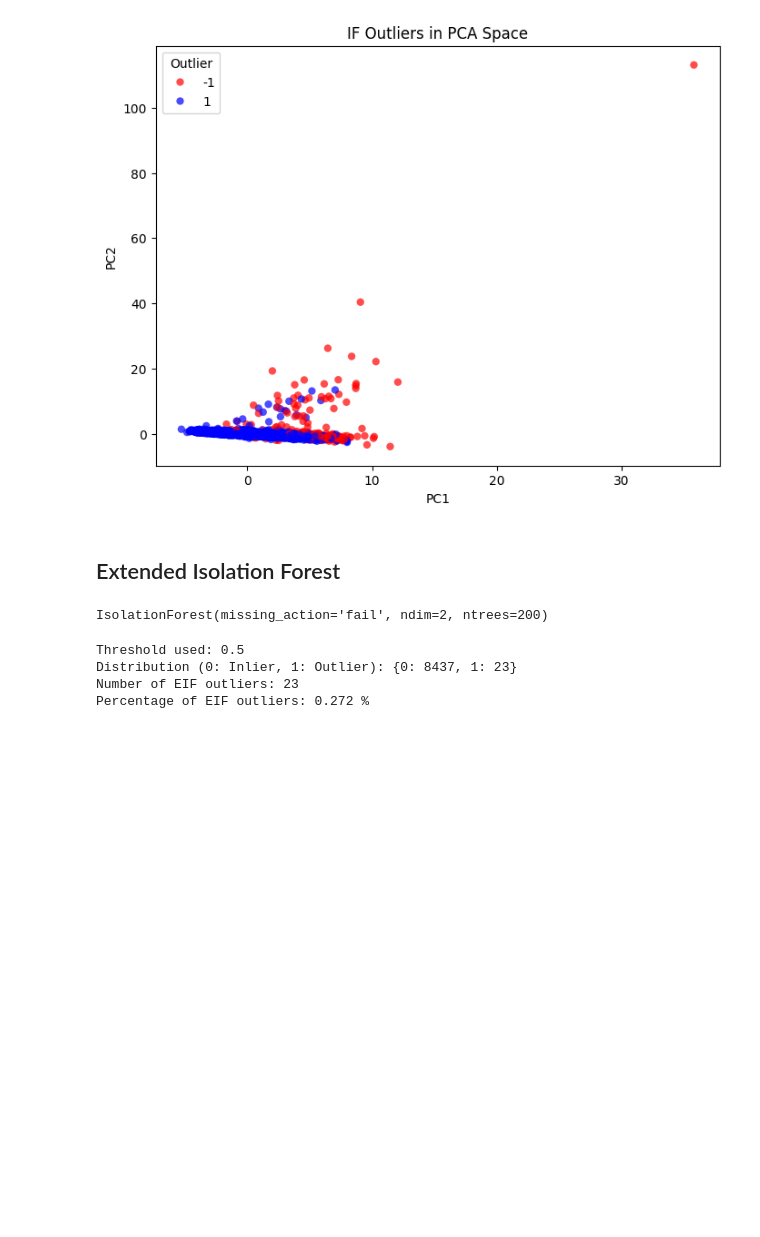
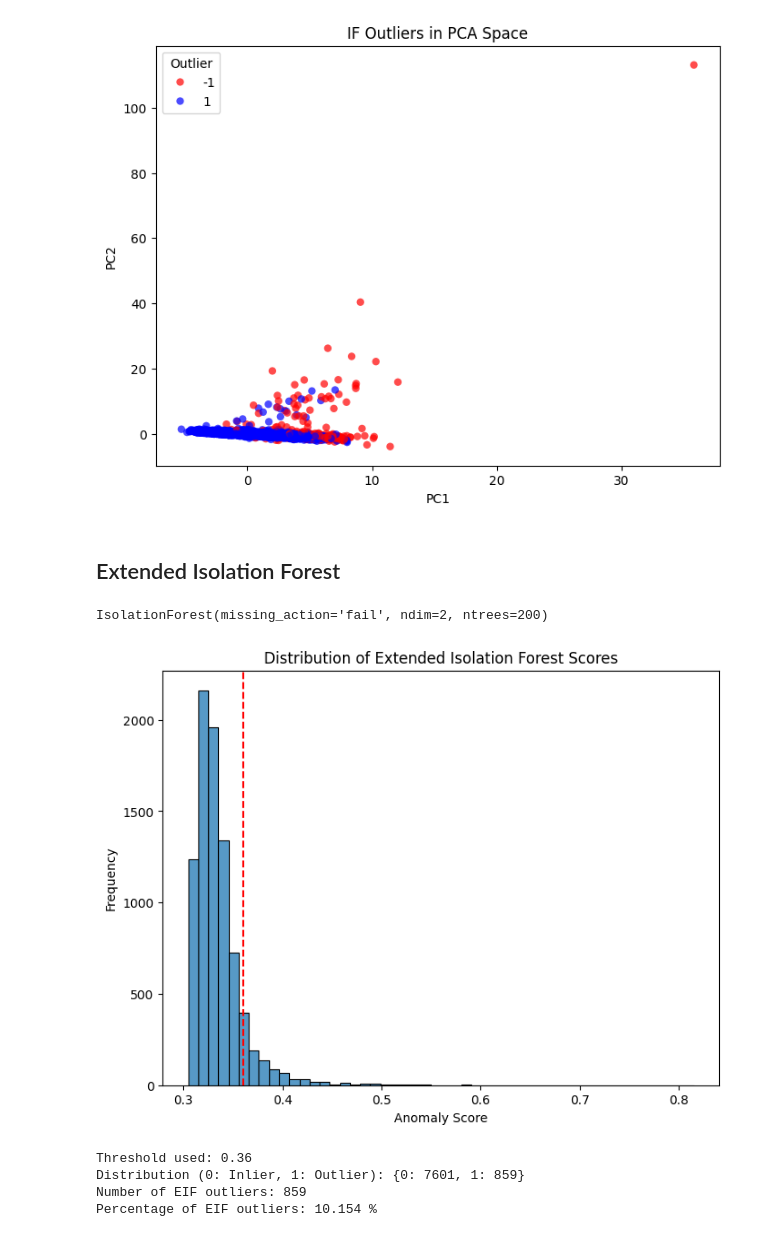
Before and after one commit to lorenzobuccolini03/Data-Mining---Advanced-Topics, a Jupyter notebook: Outliers_Detection/Model_Based_Approaches.ipynb, the cells around one changed output. Cells and saved outputs as stored; diff of their text form; code cells hidden in the pictures; blank space fills up the shorter version.

```diff
--- a/Outliers_Detection/Model_Based_Approaches.ipynb
+++ b/Outliers_Detection/Model_Based_Approaches.ipynb
@@ -162,9 +167,23 @@ outliers = (scores > threshold).astype(int)
+# %%
+scores = model.predict(X_np)
+
+# plot histogram of scores
+plt.figure(figsize=(8, 6))
+sns.histplot(scores, bins=50)
+# draw line for threshold (default is 0.5 for IF)
+plt.axvline(x=0.36, color='red', linestyle='--')
+plt.title('Distribution of Extended Isolation Forest Scores')
+plt.xlabel('Anomaly Score')
+plt.ylabel('Frequency')
+plt.show()
+# %% [output]
+[figure, added]
 # %%
 # 1. Scores
 scores = model.predict(X_np)
 
 # 2. Threshold to identify outliers
-threshold = 0.5
+threshold = 0.36
 outlier_labels = (scores > threshold).astype(int)
 
 # 3. Results
@@ -180,7 +199,7 @@ print("Distribution (0: Inlier, 1: Outlier):", counts_dict)
 print("Number of EIF outliers:", n_out)
 print("Percentage of EIF outliers:", round(perc_out, 3), "%")
 # %% [output]
-Threshold used: 0.5
-Distribution (0: Inlier, 1: Outlier): {0: 8437, 1: 23}
-Number of EIF outliers: 23
-Percentage of EIF outliers: 0.272 %
+Threshold used: 0.36
+Distribution (0: Inlier, 1: Outlier): {0: 7601, 1: 859}
+Number of EIF outliers: 859
+Percentage of EIF outliers: 10.154 %
```
Also changed, not shown: parts of 5 cells of this notebook, 9 other files.
